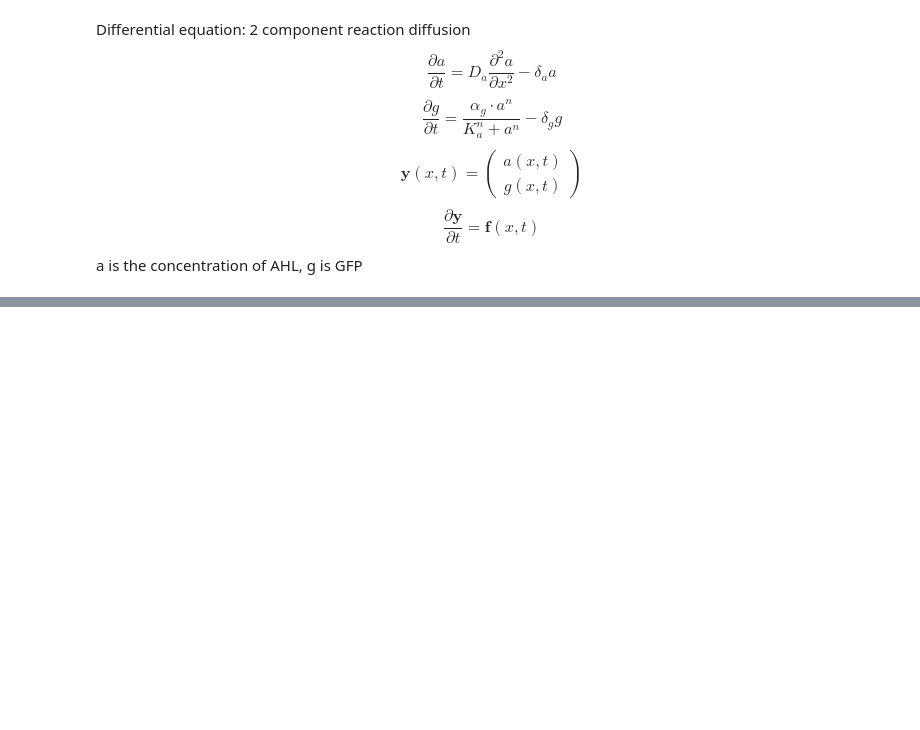
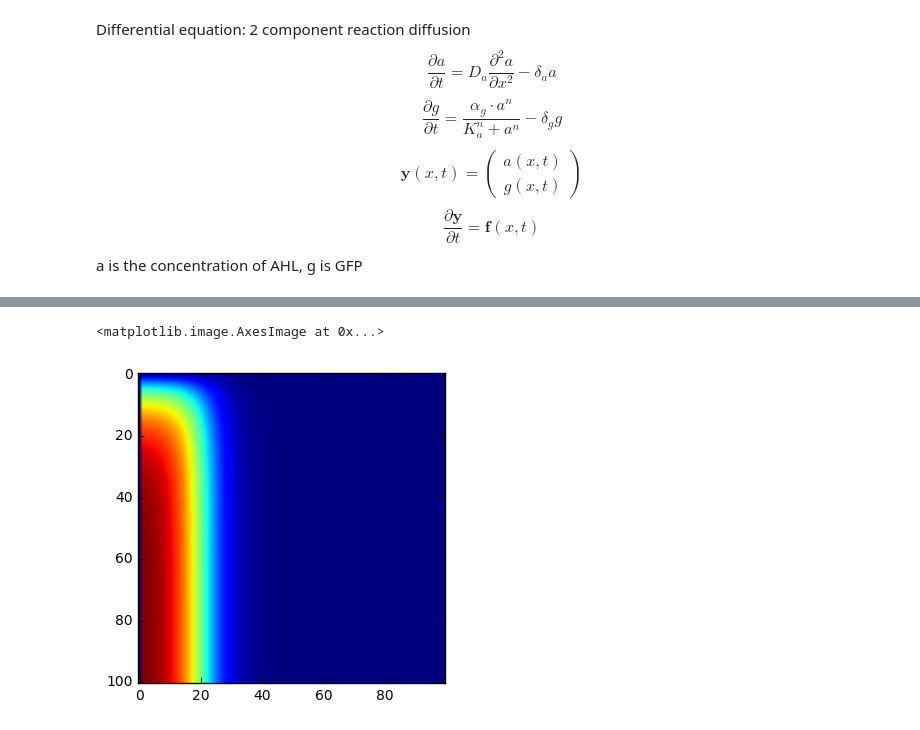
Before and after one commit to JohnHenningsen/RDsim, a Jupyter notebook: rdSim1.ipynb, the cells around one changed output, grey strips where cells are left out. Saved outputs shown, nothing was run; the diff lists cells and outputs as text; code cells hidden in the pictures; blank space fills up the shorter version.

```diff
--- a/rdSim1.ipynb
+++ b/rdSim1.ipynb
@@ -101,0 +91,5 @@ array([ 0.  ,  0.01,  0.02,  0.03,  0.04,  0.05,  0.06,  0.07,  0.08,
+# %%
+plt.imshow(g)
+# %% [output]
+<matplotlib.image.AxesImage at 0x...>
+[figure, added]
```
Also changed, not shown: parts of 10 cells of this notebook.
